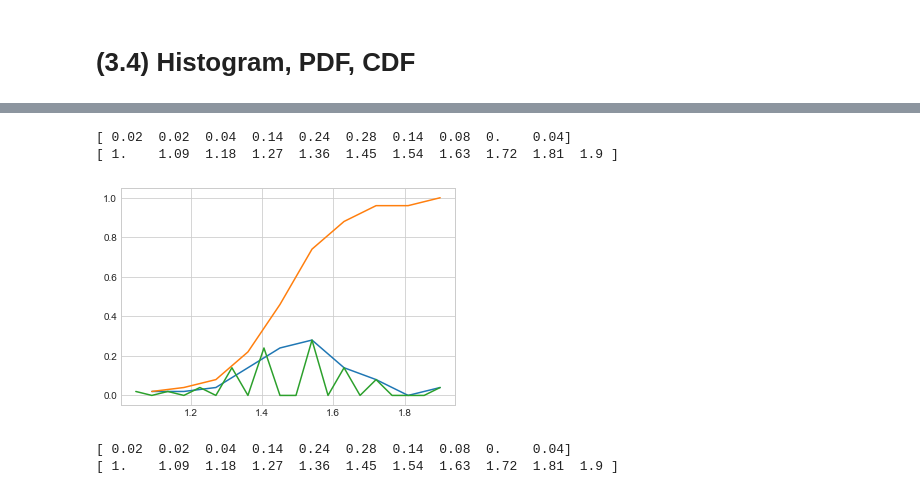
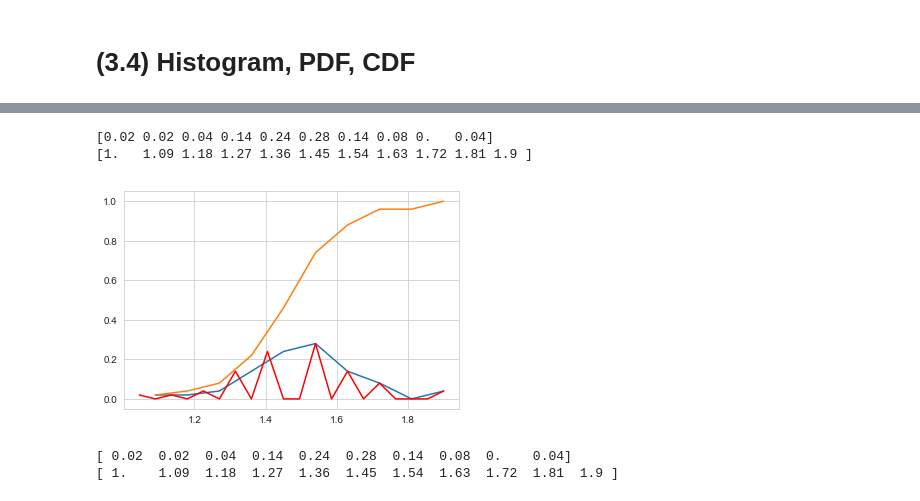
Before and after one commit to shubham-mishra/ML-Material, a Jupyter notebook: 2 Data Science- Exploratory Data Analysis and Data Visualization/1 Plotting for EDA/Exploratory Data Analysis..ipynb, the cells around one changed output, grey strips where cells are left out. Saved outputs shown, nothing was run; the diff lists cells and outputs as text; code cells hidden in the pictures.

```diff
--- a/2 Data Science- Exploratory Data Analysis and Data Visualization/1 Plotting for EDA/Exploratory Data Analysis..ipynb
+++ b/2 Data Science- Exploratory Data Analysis and Data Visualization/1 Plotting for EDA/Exploratory Data Analysis..ipynb
@@ -190,33 +184,33 @@ plt.show();
 # %%
 
 # Need for Cumulative Distribution Function (CDF)
 # We can visually see what percentage of versicolor flowers have a
 # petal_length of less than 5?
 # How to construct a CDF?
 # How to read a CDF?
 
 #Plot CDF of petal_length
 
-counts, bin_edges = np.histogram(iris_setosa['petal_length'], bins=10,
+counts, bin_edges = np.histogram(iris_setosa['PetalLengthCm'], bins=10,
                                  density = True)
 pdf = counts/(sum(counts))
 print(pdf);
 print(bin_edges);
 cdf = np.cumsum(pdf)
 plt.plot(bin_edges[1:],pdf);
 plt.plot(bin_edges[1:], cdf)
 
 
-counts, bin_edges = np.histogram(iris_setosa['petal_length'], bins=20,
+counts, bin_edges = np.histogram(iris_setosa['PetalLengthCm'], bins=20,
                                  density = True)
 pdf = counts/(sum(counts))
-plt.plot(bin_edges[1:],pdf);
+plt.plot(bin_edges[1:],pdf,'r');
 
 plt.show();
 # %% [output]
-[ 0.02  0.02  0.04  0.14  0.24  0.28  0.14  0.08  0.    0.04]
-[ 1.    1.09  1.18  1.27  1.36  1.45  1.54  1.63  1.72  1.81  1.9 ]
+[0.02 0.02 0.04 0.14 0.24 0.28 0.14 0.08 0.   0.04]
+[1.   1.09 1.18 1.27 1.36 1.45 1.54 1.63 1.72 1.81 1.9 ]
-[figure, old version]
+[figure, new version]
 # %%
 # Need for Cumulative Distribution Function (CDF)
 # We can visually see what percentage of versicolor flowers have a
```
Also changed, not shown: parts of 10 cells of this notebook, 27 other files.
